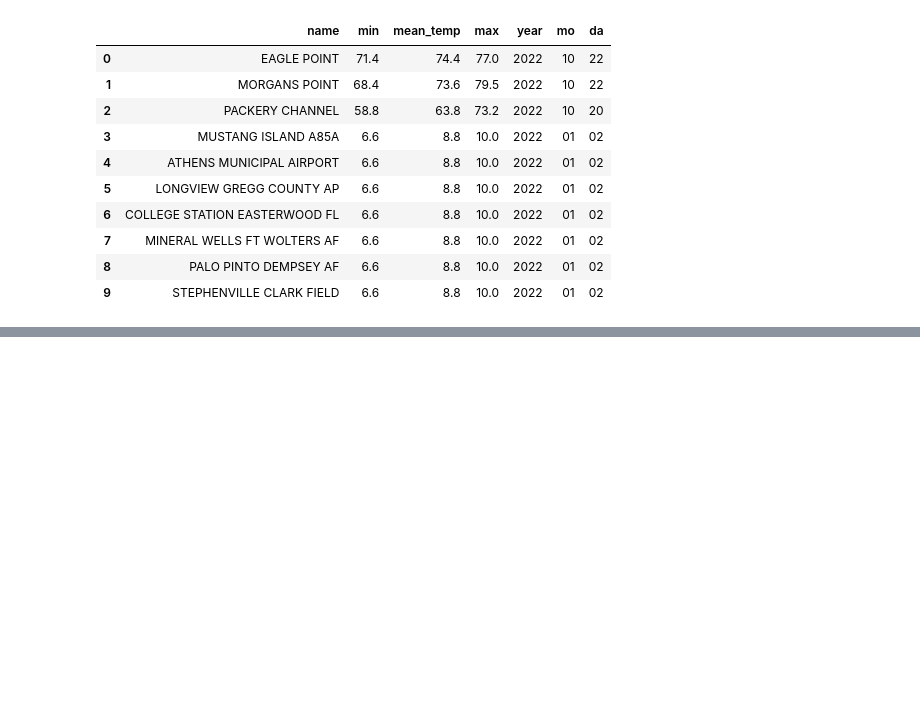
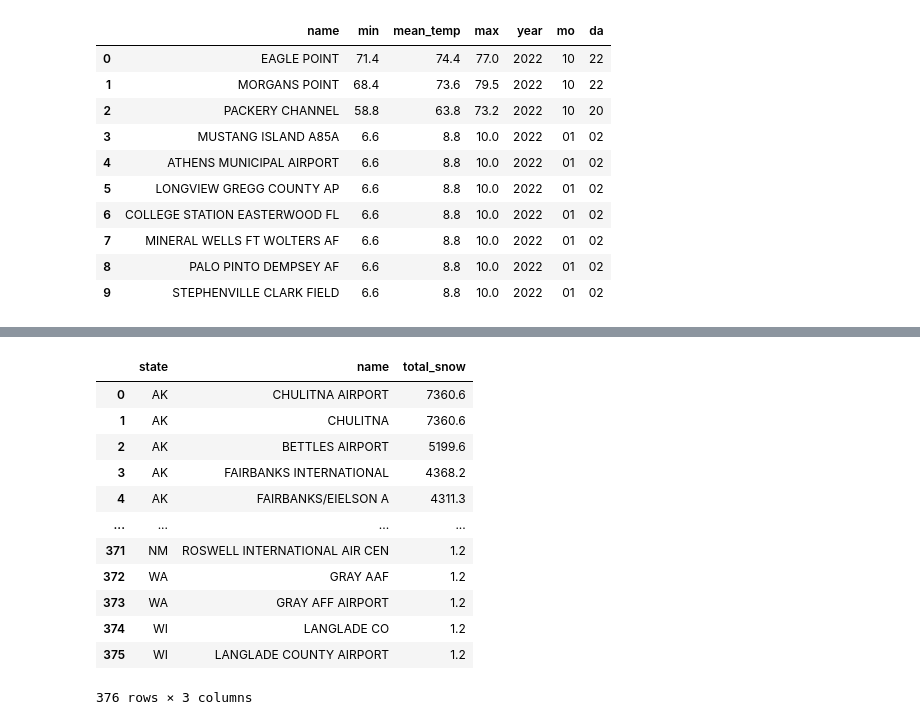
Before and after one commit to TechMax14/Project-3, a Jupyter notebook: prototypes/noaa-dataset-with-google-bigquery.ipynb, the cells around one changed output, grey strips where cells are left out. Cells and saved outputs as stored; diff of their text form; code cells hidden in the pictures; blank space fills up the shorter version.

```diff
--- a/prototypes/noaa-dataset-with-google-bigquery.ipynb
+++ b/prototypes/noaa-dataset-with-google-bigquery.ipynb
@@ -243,0 +362,29 @@ query_job4.to_dataframe()
+# %%
+# Perform a query that pulls data from both the measurement and stations table by state
+aggregate_query = (
+    'SELECT s.state, s.name, '
+    'SUM(g.sndp) AS total_snow '
+    'FROM `bigquery-public-data.noaa_gsod.gsod2022` AS g '
+    'INNER JOIN `bigquery-public-data.noaa_gsod.stations` AS s ON g.stn = s.usaf '
+    'WHERE s.country = "US" AND g.sndp <> 999.9 '
+    'GROUP BY s.state, s.name '
+    'ORDER BY total_snow DESC')
+state_snow_result = client.query(aggregate_query)  # API request
+state_snow_data = state_snow_result.result()  # Waits for query to finish
+
+# Put the last query into a dataframe
+state_snow_result.to_dataframe()
+# %% [output]
+|  | state | name | total_snow |
+| 0 | AK | CHULITNA AIRPORT | 7360.6 |
+| 1 | AK | CHULITNA | 7360.6 |
+| 2 | AK | BETTLES AIRPORT | 5199.6 |
+| 3 | AK | FAIRBANKS INTERNATIONAL | 4368.2 |
+| 4 | AK | FAIRBANKS/EIELSON A | 4311.3 |
+| ... | ... | ... | ... |
+| 371 | NM | ROSWELL INTERNATIONAL AIR CEN | 1.2 |
+| 372 | WA | GRAY AAF | 1.2 |
+| 373 | WA | GRAY AFF AIRPORT | 1.2 |
+| 374 | WI | LANGLADE CO | 1.2 |
+| 375 | WI | LANGLADE COUNTY AIRPORT | 1.2 |
+376 rows × 3 columns
```
Also changed, not shown: parts of 3 cells of this notebook.
